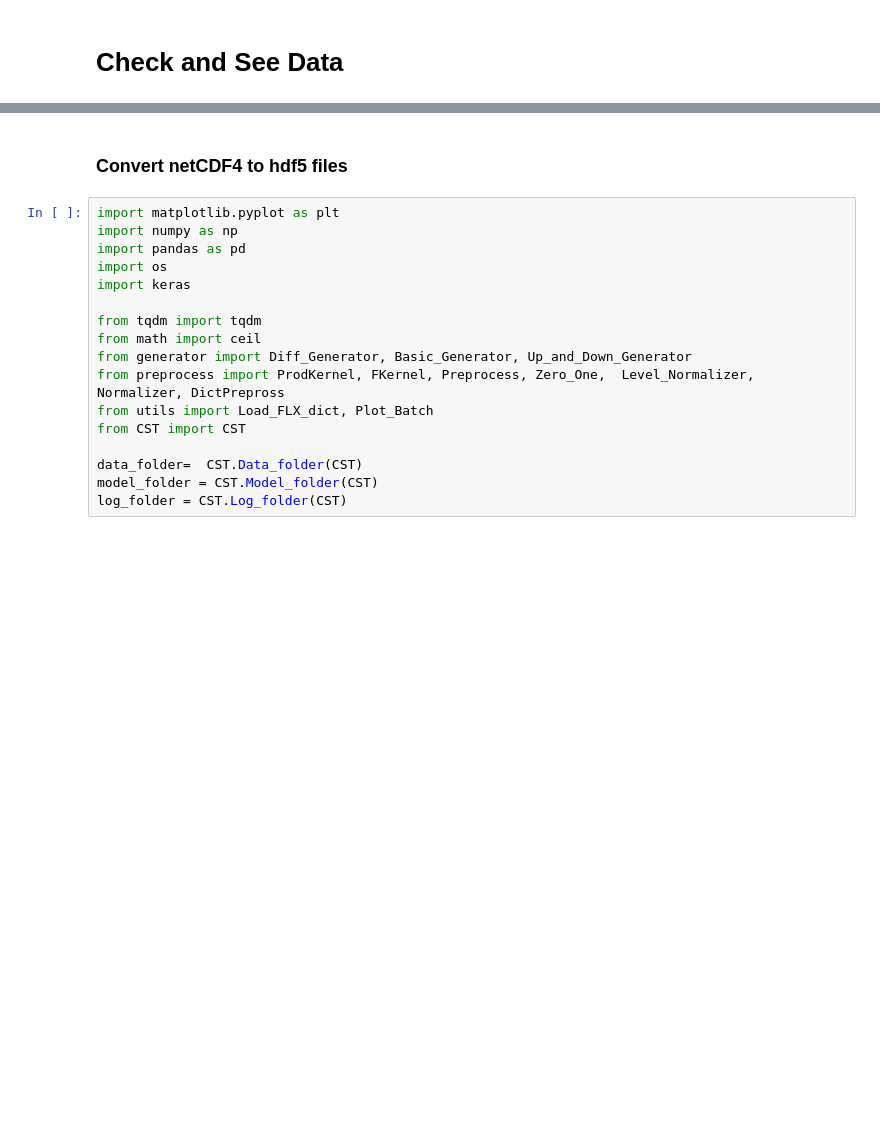
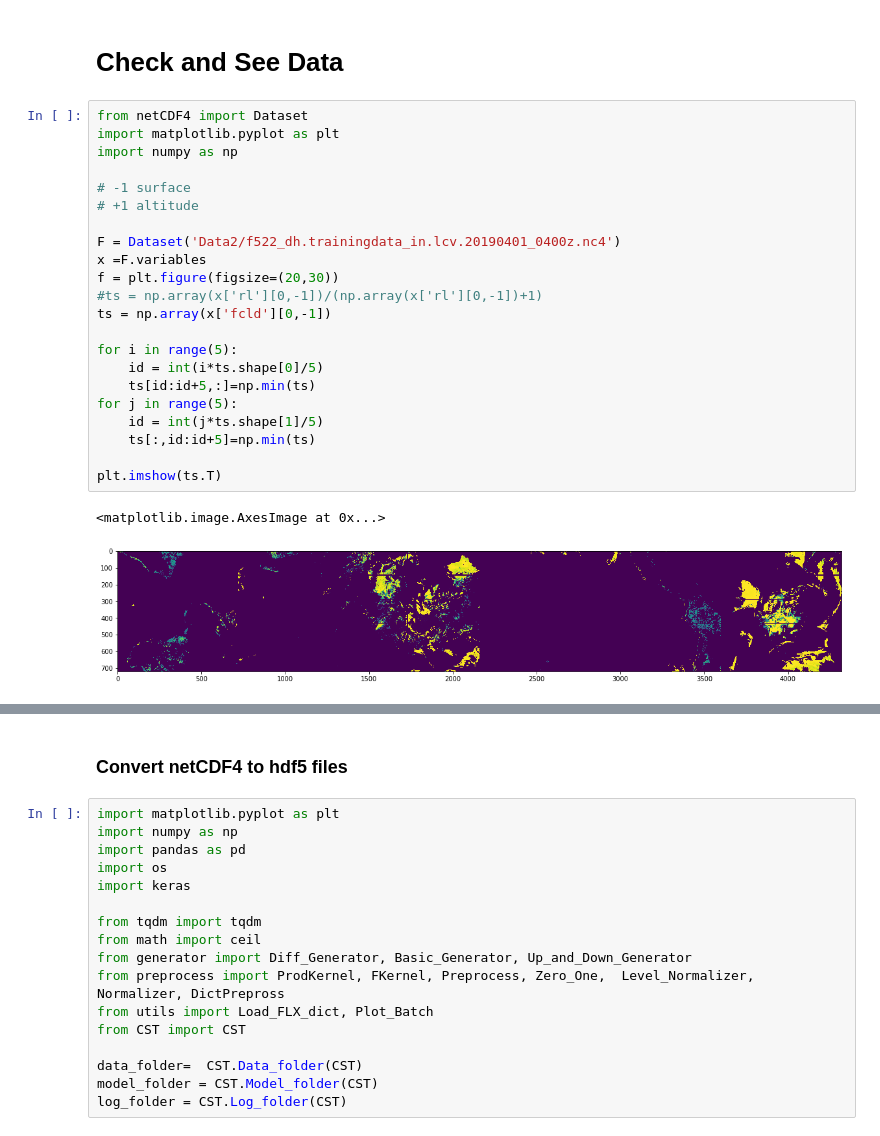
Before and after one commit to VIsh76/FLX_NN_emulation, a Jupyter notebook: DataChecking.ipynb, the cells around one changed output, grey strips where cells are left out. Saved outputs shown, nothing was run; the diff lists cells and outputs as text; blank space fills up the shorter version.

```diff
--- a/DataChecking.ipynb
+++ b/DataChecking.ipynb
@@ -1,2 +1,27 @@
 # %% [markdown]
 # Check and See Data
+# %%
+from netCDF4 import Dataset
+import matplotlib.pyplot as plt
+import numpy as np
+
+# -1 surface
+# +1 altitude
+
+F = Dataset('Data2/f522_dh.trainingdata_in.lcv.20190401_0400z.nc4')
+x =F.variables
+f = plt.figure(figsize=(20,30))
+#ts = np.array(x['rl'][0,-1])/(np.array(x['rl'][0,-1])+1)
+ts = np.array(x['fcld'][0,-1])
+
+for i in range(5):
+    id = int(i*ts.shape[0]/5)
+    ts[id:id+5,:]=np.min(ts)
+for j in range(5):
+    id = int(j*ts.shape[1]/5)
+    ts[:,id:id+5]=np.min(ts)
+
+plt.imshow(ts.T)
+# %% [output]
+<matplotlib.image.AxesImage at 0x...>
+[figure, added]
```
Also changed, not shown: parts of 12 cells of this notebook, 7 other files.
